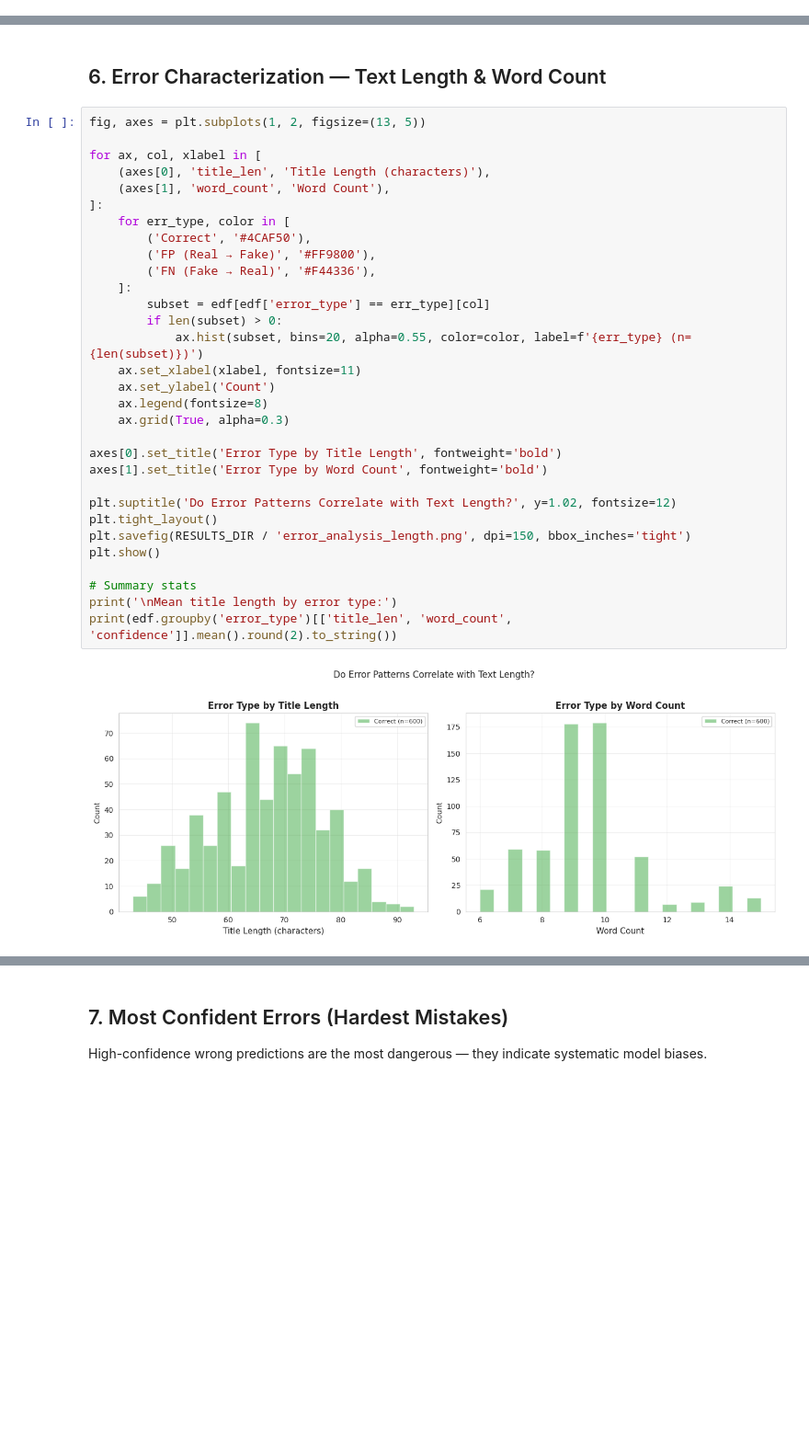
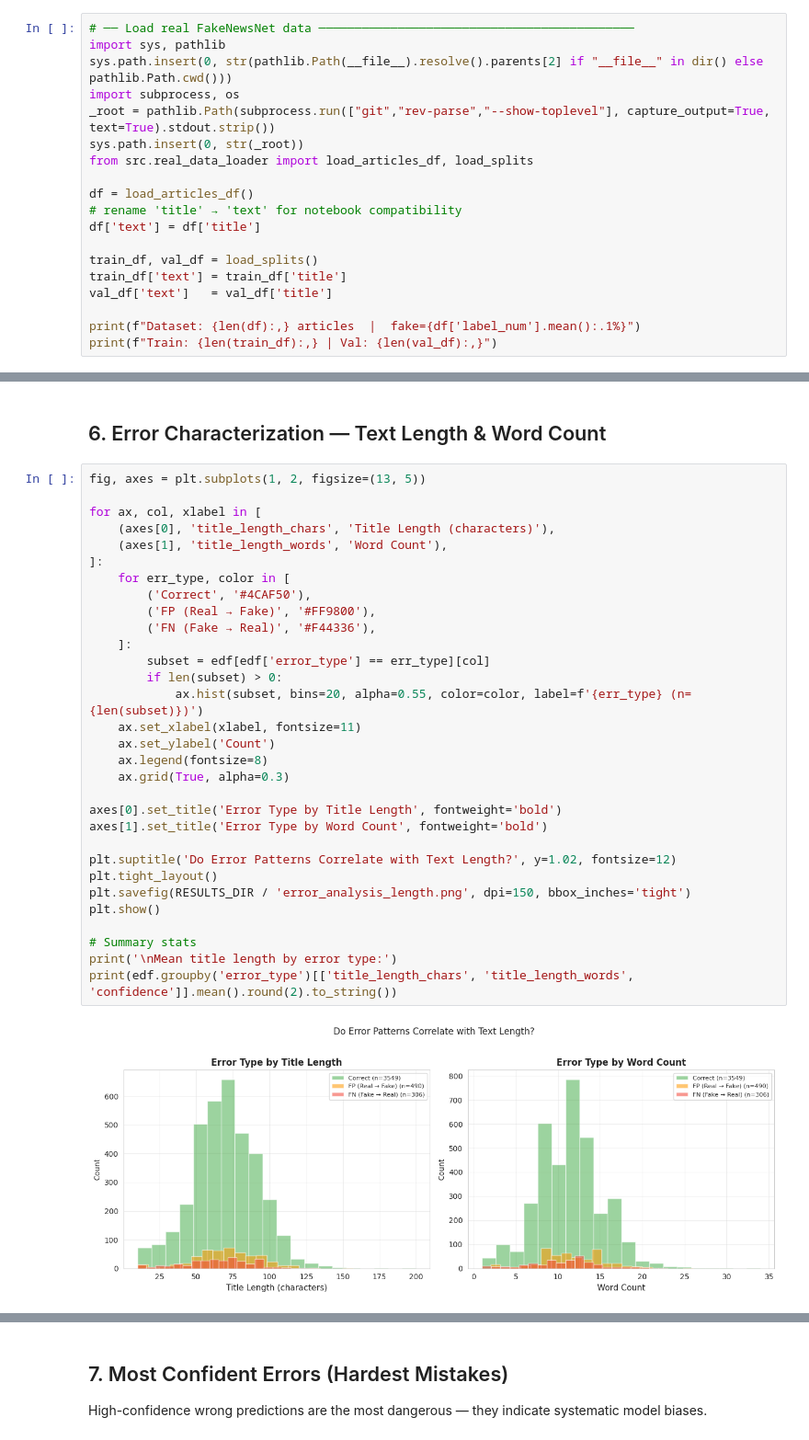
Before and after one commit to sanjaykshetri/tentacles-of-misinformation, a Jupyter notebook: nlp_models/notebooks/03_error_analysis.ipynb, the cells around one changed output, grey strips where cells are left out. Shown at 92% size. Saved outputs shown, nothing was run; the diff lists cells and outputs as text; blank space fills up the shorter version.

```diff
--- a/nlp_models/notebooks/03_error_analysis.ipynb
+++ b/nlp_models/notebooks/03_error_analysis.ipynb
@@ -110,0 +50,19 @@ Train: 2,400 | Val: 600
+# %%
+# ── Load real FakeNewsNet data ────────────────────────────────────────────
+import sys, pathlib
+sys.path.insert(0, str(pathlib.Path(__file__).resolve().parents[2] if "__file__" in dir() else pathlib.Path.cwd()))
+import subprocess, os
+_root = pathlib.Path(subprocess.run(["git","rev-parse","--show-toplevel"], capture_output=True, text=True).stdout.strip())
+sys.path.insert(0, str(_root))
+from src.real_data_loader import load_articles_df, load_splits
+
+df = load_articles_df()
+# rename 'title' → 'text' for notebook compatibility
+df['text'] = df['title']
+
+train_df, val_df = load_splits()
+train_df['text'] = train_df['title']
+val_df['text']   = val_df['title']
+
+print(f"Dataset: {len(df):,} articles  |  fake={df['label_num'].mean():.1%}")
+print(f"Train: {len(train_df):,} | Val: {len(val_df):,}")
@@ -277,34 +238,34 @@ print('✓ Saved error analysis overview')
 # %%
 fig, axes = plt.subplots(1, 2, figsize=(13, 5))
 
 for ax, col, xlabel in [
-    (axes[0], 'title_len', 'Title Length (characters)'),
-    (axes[1], 'word_count', 'Word Count'),
+    (axes[0], 'title_length_chars', 'Title Length (characters)'),
+    (axes[1], 'title_length_words', 'Word Count'),
 ]:
     for err_type, color in [
         ('Correct', '#4CAF50'),
         ('FP (Real → Fake)', '#FF9800'),
         ('FN (Fake → Real)', '#F44336'),
     ]:
         subset = edf[edf['error_type'] == err_type][col]
         if len(subset) > 0:
             ax.hist(subset, bins=20, alpha=0.55, color=color, label=f'{err_type} (n={len(subset)})')
     ax.set_xlabel(xlabel, fontsize=11)
     ax.set_ylabel('Count')
     ax.legend(fontsize=8)
     ax.grid(True, alpha=0.3)
 
 axes[0].set_title('Error Type by Title Length', fontweight='bold')
 axes[1].set_title('Error Type by Word Count', fontweight='bold')
 
 plt.suptitle('Do Error Patterns Correlate with Text Length?', y=1.02, fontsize=12)
 plt.tight_layout()
 plt.savefig(RESULTS_DIR / 'error_analysis_length.png', dpi=150, bbox_inches='tight')
 plt.show()
 
 # Summary stats
 print('\nMean title length by error type:')
-print(edf.groupby('error_type')[['title_len', 'word_count', 'confidence']].mean().round(2).to_string())
+print(edf.groupby('error_type')[['title_length_chars', 'title_length_words', 'confidence']].mean().round(2).to_string())
 # %% [output]
-[figure, old version]
+[figure, new version]
 Mean title length by error type:
```
Also changed, not shown: parts of 9 cells of this notebook, 44 other files.
